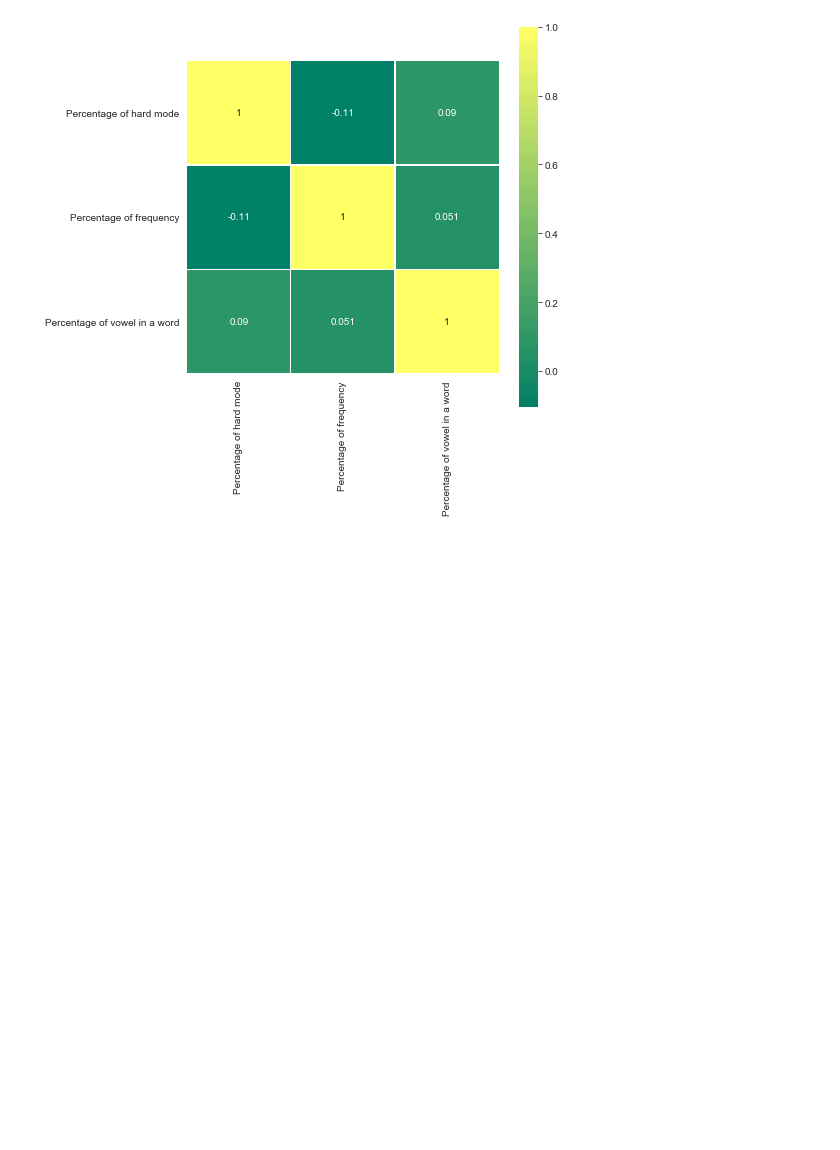
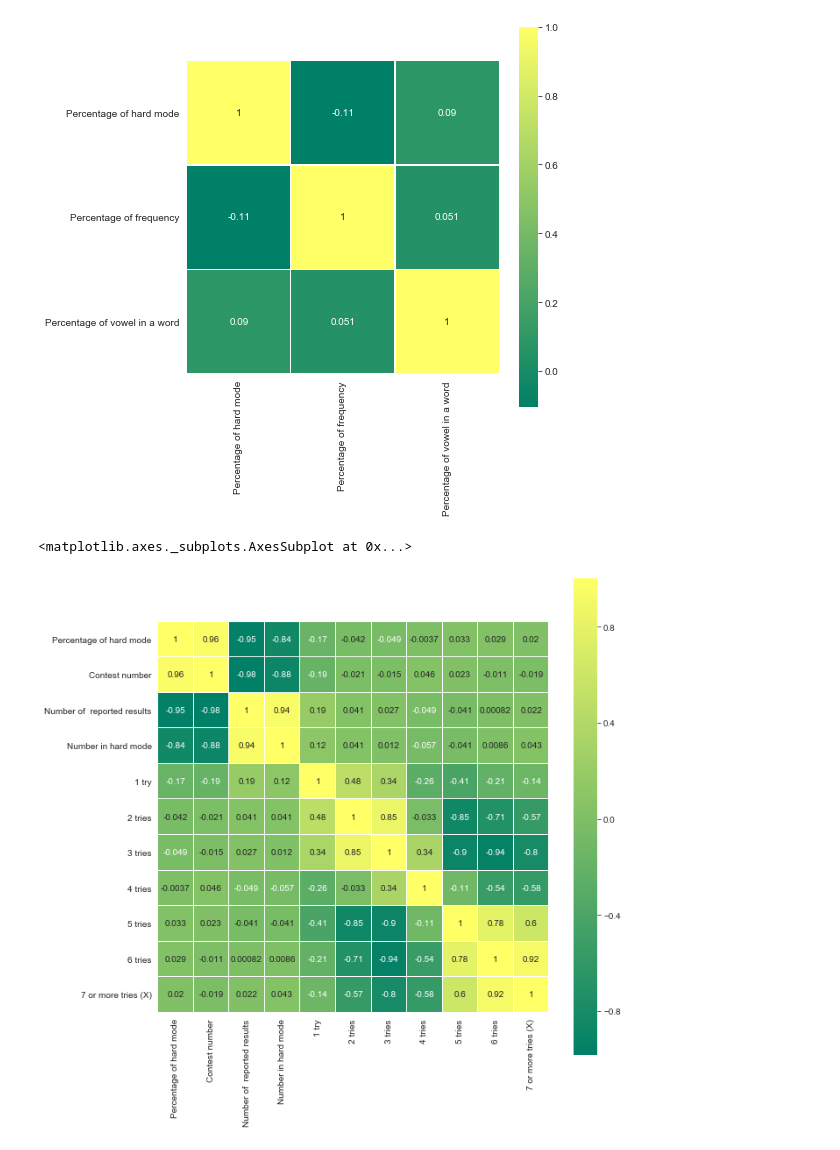
Before and after one commit to ShoiLyaung/MCM_C, a Jupyter notebook: Q1/correlation_analysis.ipynb, the cells around one changed output. Cells and saved outputs as stored; diff of their text form; code cells hidden in the pictures; blank space fills up the shorter version.

```diff
--- a/Q1/correlation_analysis.ipynb
+++ b/Q1/correlation_analysis.ipynb
@@ -66,3 +66,11 @@ sns.heatmap(d, cmap="summer", linewidths=0.1, vmax=1.0, square=True, linecolor='
 # %% [output]
 <matplotlib.axes._subplots.AxesSubplot at 0x...>
 [figure]
+# %%
+df_1 = df[["Percentage of hard mode", "Contest number", "Number of  reported results", "Number in hard mode", "1 try", "2 tries", "3 tries", "4 tries", "5 tries", "6 tries", "7 or more tries (X)"]]
+d = df_1.corr("spearman")
+sns.set_context({'figure.figsize':[10, 10]})
+sns.heatmap(d, cmap="summer", linewidths=0.1, vmax=1.0, square=True, linecolor='white', annot=True)
+# %% [output]
+<matplotlib.axes._subplots.AxesSubplot at 0x...>
+[figure, added]
```
Also changed, not shown: 1 other file.
